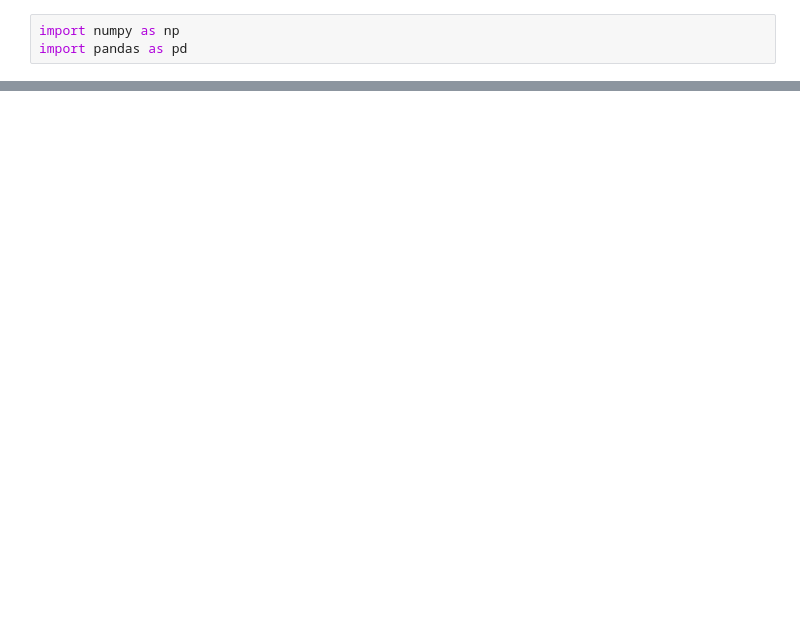
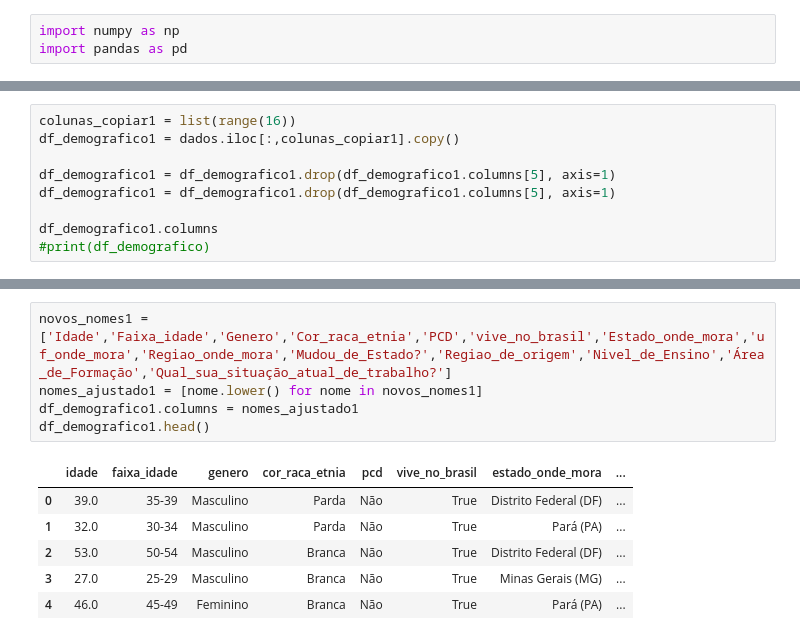
Before and after one commit to mariah-moreira/projeto_grupo_2, a Jupyter notebook: projeto_data_tech.ipynb, the cells around one changed output, grey strips where cells are left out. Cells and saved outputs as stored; diff of their text form; blank space fills up the shorter version.

Commit message:
Começando o tratamento de dados da parte 1 + primeiros graficos

```diff
--- a/projeto_data_tech.ipynb
+++ b/projeto_data_tech.ipynb
@@ -38,0 +17,9 @@ print (dados)
+# %%
+colunas_copiar1 = list(range(16))
+df_demografico1 = dados.iloc[:,colunas_copiar1].copy()
+
+df_demografico1 = df_demografico1.drop(df_demografico1.columns[5], axis=1)
+df_demografico1 = df_demografico1.drop(df_demografico1.columns[5], axis=1)
+
+df_demografico1.columns
+#print(df_demografico)
@@ -38,0 +36,12 @@ print (dados)
+# %%
+novos_nomes1 = ['Idade','Faixa_idade','Genero','Cor_raca_etnia','PCD','vive_no_brasil','Estado_onde_mora','uf_onde_mora','Regiao_onde_mora','Mudou_de_Estado?','Regiao_de_origem','Nivel_de_Ensino','Área_de_Formação','Qual_sua_situação_atual_de_trabalho?']
+nomes_ajustado1 = [nome.lower() for nome in novos_nomes1]
+df_demografico1.columns = nomes_ajustado1
+df_demografico1.head()
+# %% [output]
+|  | idade | faixa_idade | genero | cor_raca_etnia | pcd | vive_no_brasil | estado_onde_mora | ... |
+| 0 | 39.0 | 35-39 | Masculino | Parda | Não | True | Distrito Federal (DF) | ... |
+| 1 | 32.0 | 30-34 | Masculino | Parda | Não | True | Pará (PA) | ... |
+| 2 | 53.0 | 50-54 | Masculino | Branca | Não | True | Distrito Federal (DF) | ... |
+| 3 | 27.0 | 25-29 | Masculino | Branca | Não | True | Minas Gerais (MG) | ... |
+| 4 | 46.0 | 45-49 | Feminino | Branca | Não | True | Pará (PA) | ... |
```
Also changed, not shown: parts of 28 cells of this notebook.
